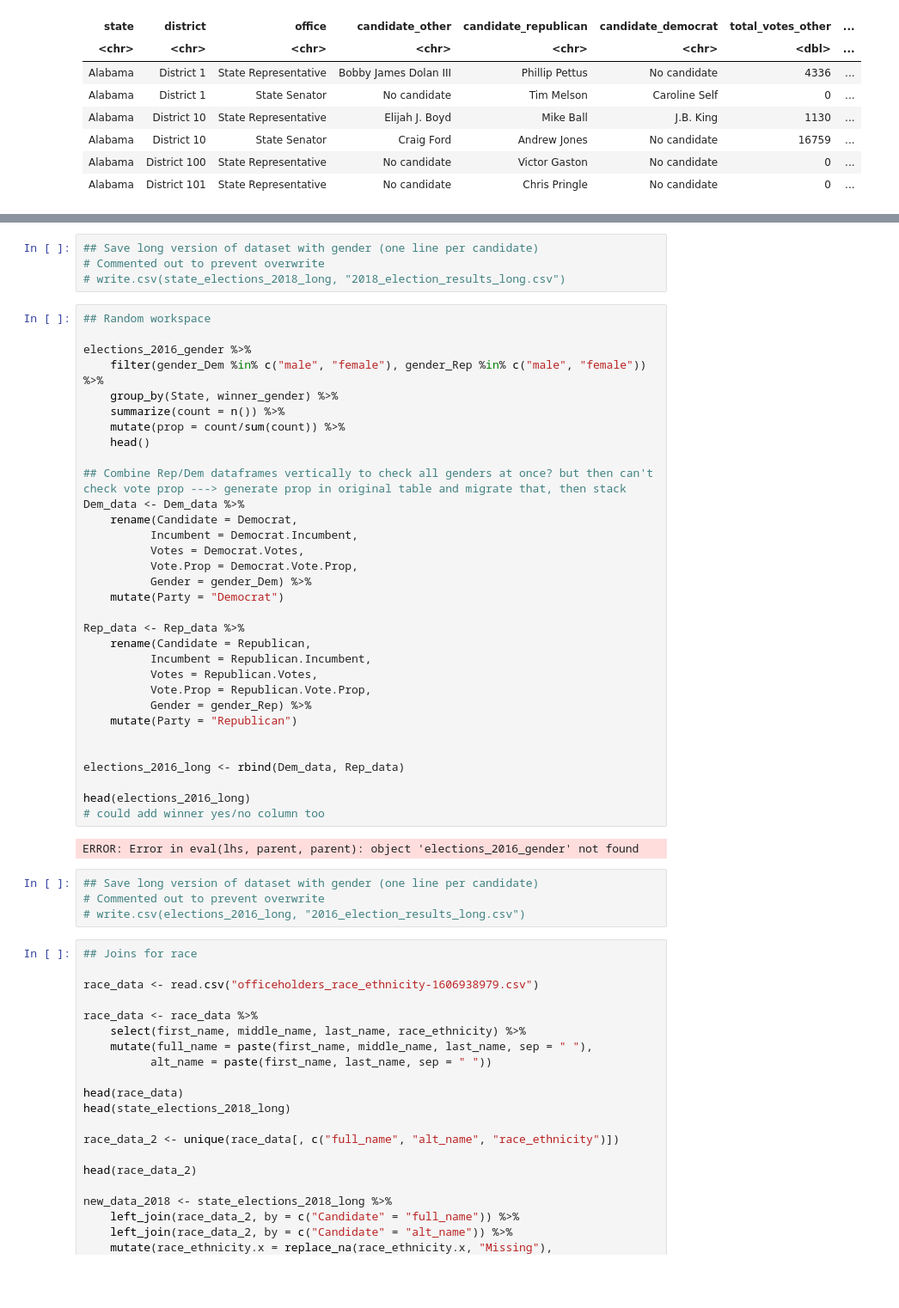
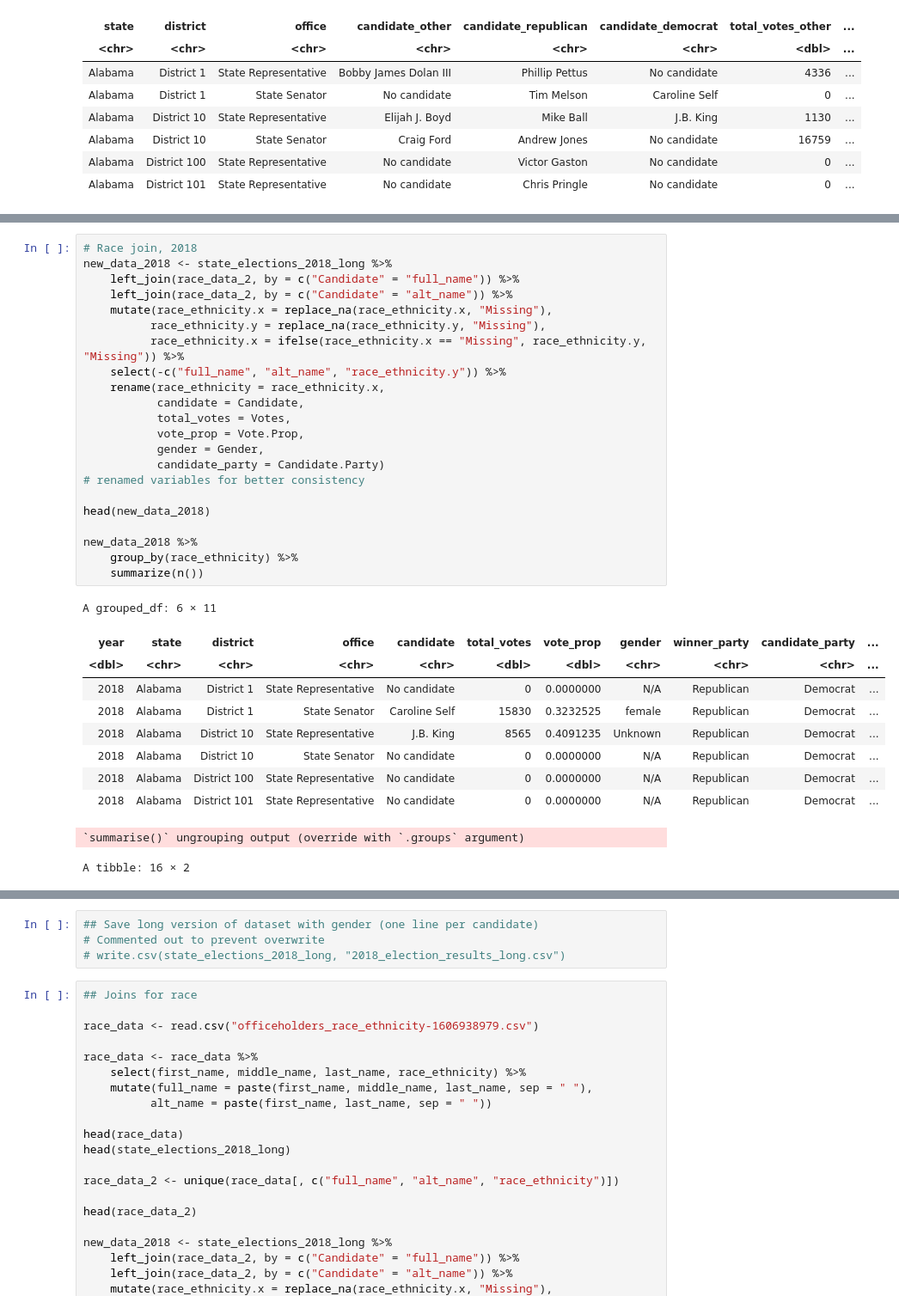
Before and after one commit to michael-bonitati-1117/final_project, a Jupyter notebook: Gender_Code.ipynb, the cells around one changed output, grey strips where cells are left out. Shown at 86% size. Saved outputs shown, nothing was run; the diff lists cells and outputs as text; blank space fills up the shorter version.

```diff
--- a/Gender_Code.ipynb
+++ b/Gender_Code.ipynb
@@ -374,0 +474,34 @@ A data.frame: 6 × 10
+# %%
+# Race join, 2018
+new_data_2018 <- state_elections_2018_long %>%
+    left_join(race_data_2, by = c("Candidate" = "full_name")) %>%
+    left_join(race_data_2, by = c("Candidate" = "alt_name")) %>%
+    mutate(race_ethnicity.x = replace_na(race_ethnicity.x, "Missing"),
+          race_ethnicity.y = replace_na(race_ethnicity.y, "Missing"),
+          race_ethnicity.x = ifelse(race_ethnicity.x == "Missing", race_ethnicity.y, "Missing")) %>%
+    select(-c("full_name", "alt_name", "race_ethnicity.y")) %>%
+    rename(race_ethnicity = race_ethnicity.x,
+           candidate = Candidate,
+           total_votes = Votes,
+           vote_prop = Vote.Prop,
+           gender = Gender,
+           candidate_party = Candidate.Party)
+# renamed variables for better consistency
+
+head(new_data_2018)
+
+new_data_2018 %>%
+    group_by(race_ethnicity) %>%
+    summarize(n())
+# %% [output]
+A grouped_df: 6 × 11
+| year | state | district | office | candidate | total_votes | vote_prop | gender | winner_party | candidate_party | ... |
+| <dbl> | <chr> | <chr> | <chr> | <chr> | <dbl> | <dbl> | <chr> | <chr> | <chr> | ... |
+| 2018 | Alabama | District 1 | State Representative | No candidate | 0 | 0.0000000 | N/A | Republican | Democrat | ... |
+| 2018 | Alabama | District 1 | State Senator | Caroline Self | 15830 | 0.3232525 | female | Republican | Democrat | ... |
+| 2018 | Alabama | District 10 | State Representative | J.B. King | 8565 | 0.4091235 | Unknown | Republican | Democrat | ... |
+| 2018 | Alabama | District 10 | State Senator | No candidate | 0 | 0.0000000 | N/A | Republican | Democrat | ... |
+| 2018 | Alabama | District 100 | State Representative | No candidate | 0 | 0.0000000 | N/A | Republican | Democrat | ... |
+| 2018 | Alabama | District 101 | State Representative | No candidate | 0 | 0.0000000 | N/A | Republican | Democrat | ... |
+`summarise()` ungrouping output (override with `.groups` argument)
+A tibble: 16 × 2
@@ -376,44 +527,6 @@ A data.frame: 6 × 10
 ## Save long version of dataset with gender (one line per candidate)
 # Commented out to prevent overwrite
 # write.csv(state_elections_2018_long, "2018_election_results_long.csv")
-# %%
-## Random workspace
-
-elections_2016_gender %>%
-    filter(gender_Dem %in% c("male", "female"), gender_Rep %in% c("male", "female")) %>%
-    group_by(State, winner_gender) %>%
-    summarize(count = n()) %>%
-    mutate(prop = count/sum(count)) %>%
-    head()
-
-## Combine Rep/Dem dataframes vertically to check all genders at once? but then can't check vote prop ---> generate prop in original table and migrate that, then stack
-Dem_data <- Dem_data %>%
-    rename(Candidate = Democrat,
-          Incumbent = Democrat.Incumbent,
-          Votes = Democrat.Votes,
-          Vote.Prop = Democrat.Vote.Prop,
-          Gender = gender_Dem) %>%
-    mutate(Party = "Democrat")
-
-Rep_data <- Rep_data %>%
-    rename(Candidate = Republican,
-          Incumbent = Republican.Incumbent,
-          Votes = Republican.Votes,
-          Vote.Prop = Republican.Vote.Prop,
-          Gender = gender_Rep) %>%
-    mutate(Party = "Republican")
-
-
-elections_2016_long <- rbind(Dem_data, Rep_data)
-
-head(elections_2016_long)
-# could add winner yes/no column too
-# %% [output]
-ERROR: Error in eval(lhs, parent, parent): object 'elections_2016_gender' not found
-# %%
-## Save long version of dataset with gender (one line per candidate)
-# Commented out to prevent overwrite
-# write.csv(elections_2016_long, "2016_election_results_long.csv")
 # %%
 ## Joins for race
 
```
Also changed, not shown: parts of 18 cells of this notebook, 5 other files.
